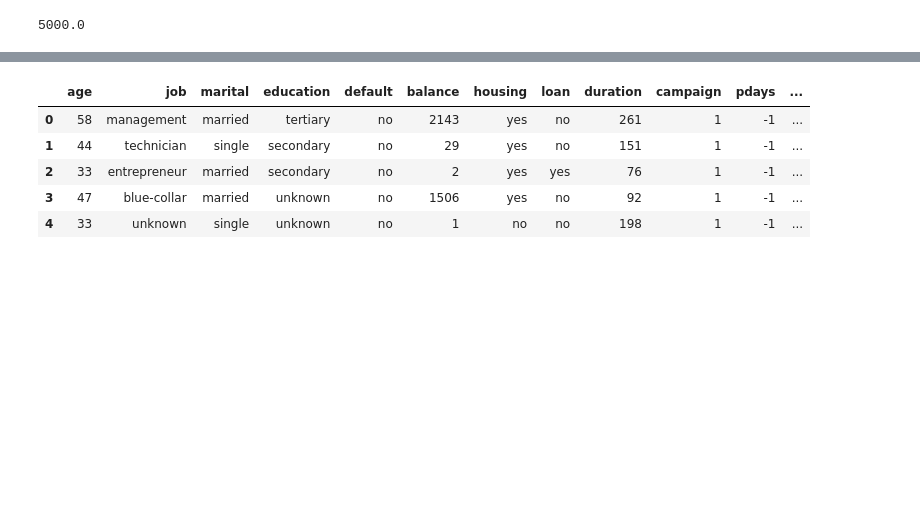
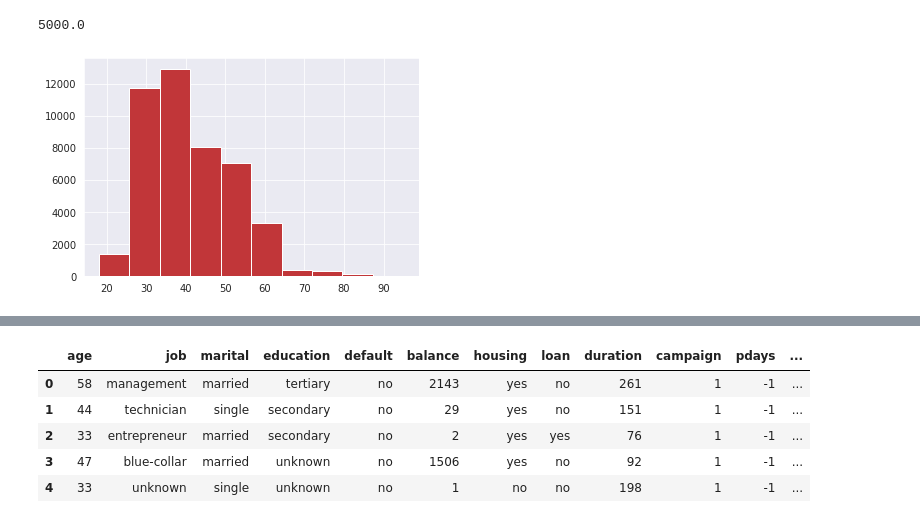
Before and after one commit to G0rav/Machine_Learning_Projects_for_learning, a Jupyter notebook: Bank_marketing_.ipynb, the cells around one changed output, grey strips where cells are left out. Saved outputs shown, nothing was run; the diff lists cells and outputs as text; code cells hidden in the pictures; blank space fills up the shorter version.

```diff
--- a/Bank_marketing_.ipynb
+++ b/Bank_marketing_.ipynb
@@ -247,3 +250,8 @@ plt.show()
 5000.0
 # %%
 df.drop( df[df.previous>100].index, inplace=True)
+# %%
+plt.hist(df.age)
+plt.show()
+# %% [output]
+[figure, added]
```
Also changed, not shown: parts of 36 cells of this notebook.
